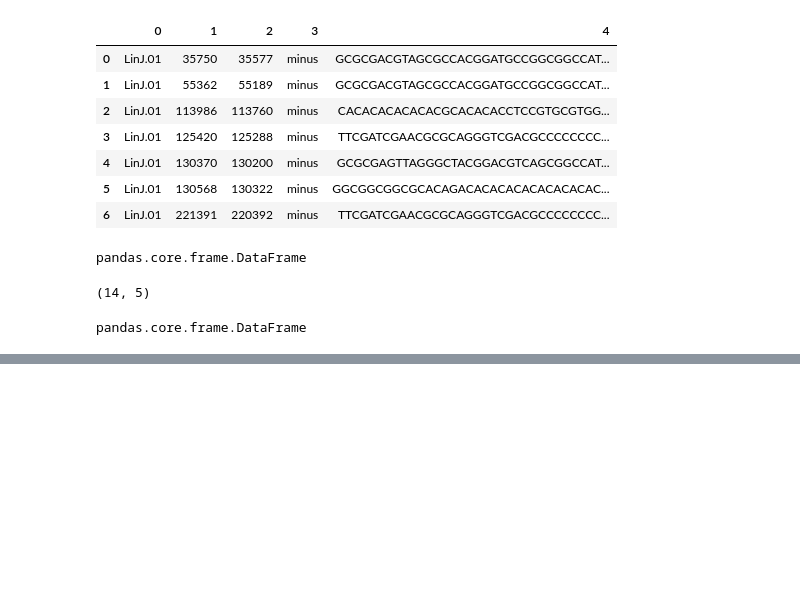
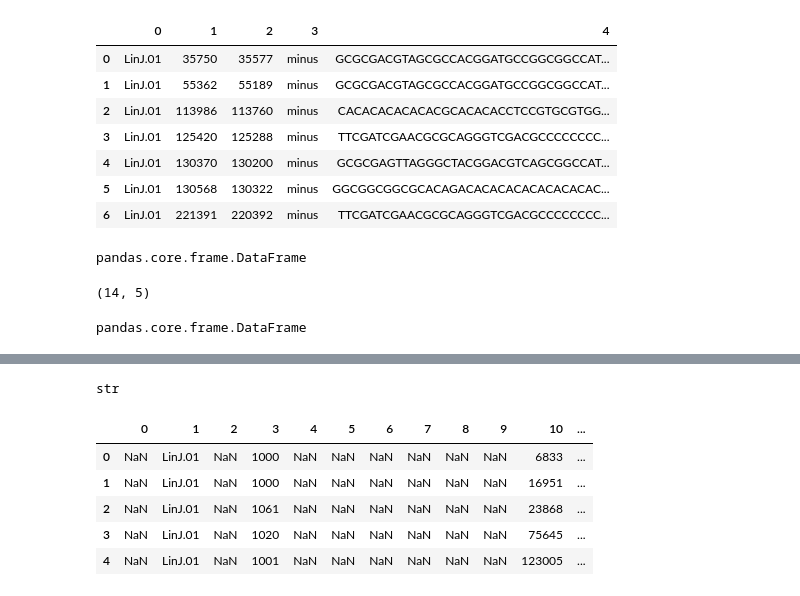
Before and after one commit to Viskuit/Test_BEDOPS, a Jupyter notebook: BEDTOOLS_TEST/minus_plus.ipynb, the cells around one changed output, grey strips where cells are left out. Drawn from its saved outputs; the diff is of its cells as text; code cells hidden in the pictures; blank space fills up the shorter version.

```diff
--- a/BEDTOOLS_TEST/minus_plus.ipynb
+++ b/BEDTOOLS_TEST/minus_plus.ipynb
@@ -176,10 +176,15 @@ def get_data_sequence(data, strand):
             start = row[2]
             end = row[1]
         sequence = subprocess.check_output("blastdbcmd -db " + "../1-5_chr.fasta" + " -entry " + row[0] + " -range " + str(start) + "-" + str(end) + " -strand " + strand + " -outfmt %s", shell=True, universal_newlines=True)
-        list.append(row[0] + "," + str(row[1]) + "," + str(row[2]) + "," + strand + "," + sequence)
+        list.append(row[0] + "," +
+                    str(row[1]) + "," +
+                    str(row[2]) + "," +
+                    strand + "," +
+                    sequence)
 
     list_split = [row.split(",") for row in list]
     list_split_df = pd.DataFrame(list_split)
+    list_split_df[4] = list_split_df[4].str.replace('\n', '')  # Important. It removes the new line character from the sequence.
 
     return list_split_df
 # %%
@@ -228,0 +236,4 @@ pandas.core.frame.DataFrame
+# %%
+new_column = [len(x) for x in all_data[4]]  # Get the length of the sequence
+all_data.insert(1, "New", new_column)  # Insert the new column in the data frame
+all_data.head()
@@ -228,0 +247,3 @@ pandas.core.frame.DataFrame
+# %%
+all_data.columns = range(all_data.columns.size)  # Reset the columns index
+all_data.head()
@@ -228,0 +288,20 @@ pandas.core.frame.DataFrame
+# %%
+type(all_data.iloc[0, 5])
+# %% [output]
+str
+# %%
+
+data_to_csv = pd.DataFrame(index=range(14), columns=range(16))
+
+# Assign values from the original DataFrame to the specified columns in the new DataFrame
+data_to_csv.iloc[:, [1, 3, 10, 11, 14, 15]] = all_data.iloc[:, [0, 1, 2, 3, 4, 5]]
+
+# Display the new DataFrame
+data_to_csv.head()
+# %% [output]
+|  | 0 | 1 | 2 | 3 | 4 | 5 | 6 | 7 | 8 | 9 | 10 | ... |
+| 0 | NaN | LinJ.01 | NaN | 1000 | NaN | NaN | NaN | NaN | NaN | NaN | 6833 | ... |
+| 1 | NaN | LinJ.01 | NaN | 1000 | NaN | NaN | NaN | NaN | NaN | NaN | 16951 | ... |
+| 2 | NaN | LinJ.01 | NaN | 1061 | NaN | NaN | NaN | NaN | NaN | NaN | 23868 | ... |
+| 3 | NaN | LinJ.01 | NaN | 1020 | NaN | NaN | NaN | NaN | NaN | NaN | 75645 | ... |
+| 4 | NaN | LinJ.01 | NaN | 1001 | NaN | NaN | NaN | NaN | NaN | NaN | 123005 | ... |
```
Also changed, not shown: parts of 8 cells of this notebook, 1 other file.
